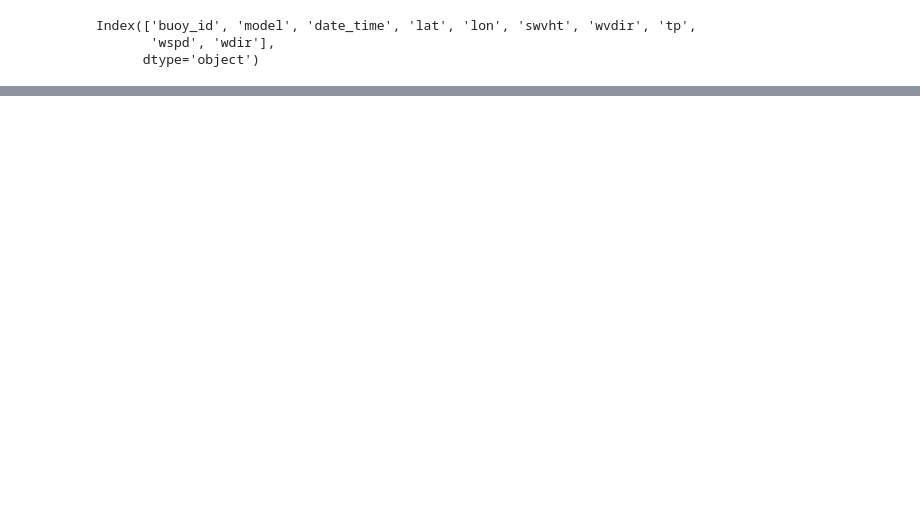
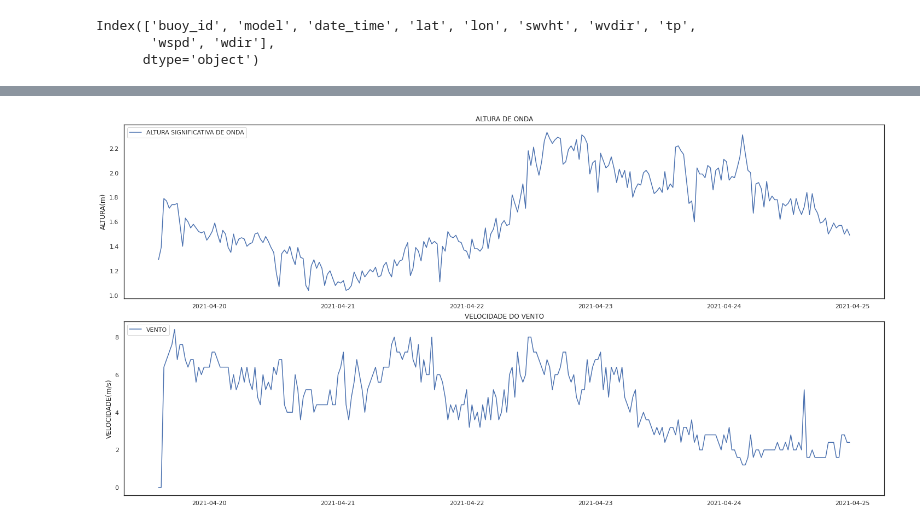
Before and after one commit to soutobias/notebooks_python, a Jupyter notebook: wave_spectral_analisys.ipynb, the cells around one changed output, grey strips where cells are left out. Cells and saved outputs as stored; diff of their text form; code cells hidden in the pictures; blank space fills up the shorter version.

```diff
--- a/wave_spectral_analisys.ipynb
+++ b/wave_spectral_analisys.ipynb
@@ -268,0 +326,28 @@ plt.savefig("wave_wind_plot.png")
+# %%
+url=f'http://remobsapi.herokuapp.com/api/v1/data_buoys?buoy=19&start_date=2021-04-19&end_date=2021-04-25&token={token}'
+
+response = requests.get(url).json()
+df_t = pd.DataFrame(response)
+for i in df_t.columns:
+    try:
+        df_t[i] = pd.to_numeric(df_t[i])
+    except:
+        pass
+df_t['date_time'] = pd.to_datetime(df_t['date_time'], format='%Y-%m-%dT%H:%M:%S.000Z')
+df_t.sort_values('date_time', inplace=True)
+# %%
+fig3 = plt.figure(constrained_layout=True, figsize=(20,10))
+gs = fig3.add_gridspec(2, 1)
+ax1 = fig3.add_subplot(gs[0, 0])
+ax1.plot(df_t['date_time'],df_t['swvht1'])
+ax1.set_title('ALTURA DE ONDA')
+ax1.legend(labels=['ALTURA SIGNIFICATIVA DE ONDA'], loc=2, facecolor='white')
+ax1.set_ylabel('ALTURA(m)')
+ax4 = fig3.add_subplot(gs[1, 0])
+ax4.plot(df_t['date_time'],df_t['wspd'])
+ax4.set_title('VELOCIDADE DO VENTO')
+ax4.set_ylabel('VELOCIDADE(m/s)')
+ax4.legend(labels=['VENTO'], loc=2, facecolor='white')
+plt.savefig("wave_wind_plot_trindade.png")
+# %% [output]
+[figure, added]
```
Also changed, not shown: parts of 20 cells of this notebook, 11 other files.
